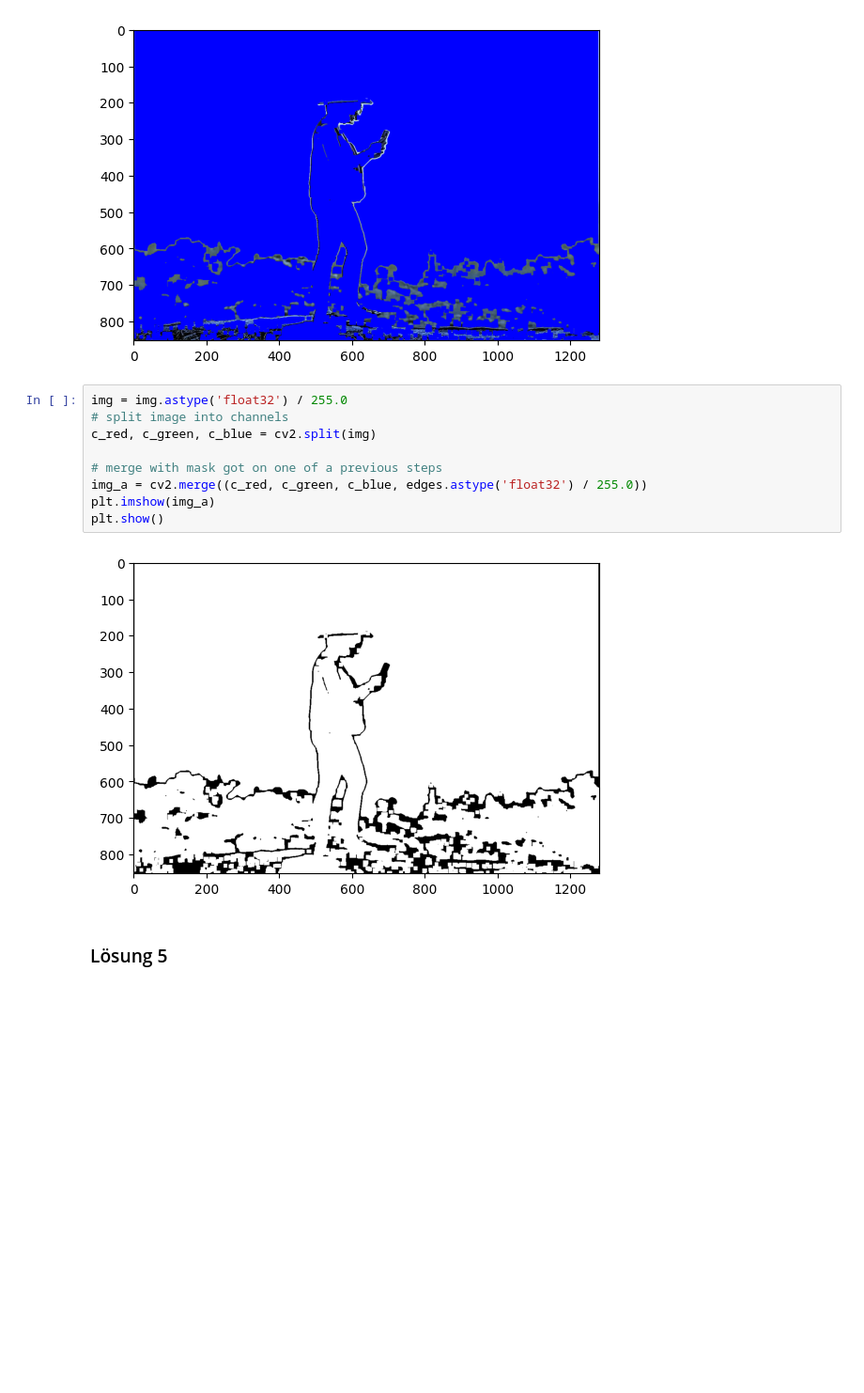
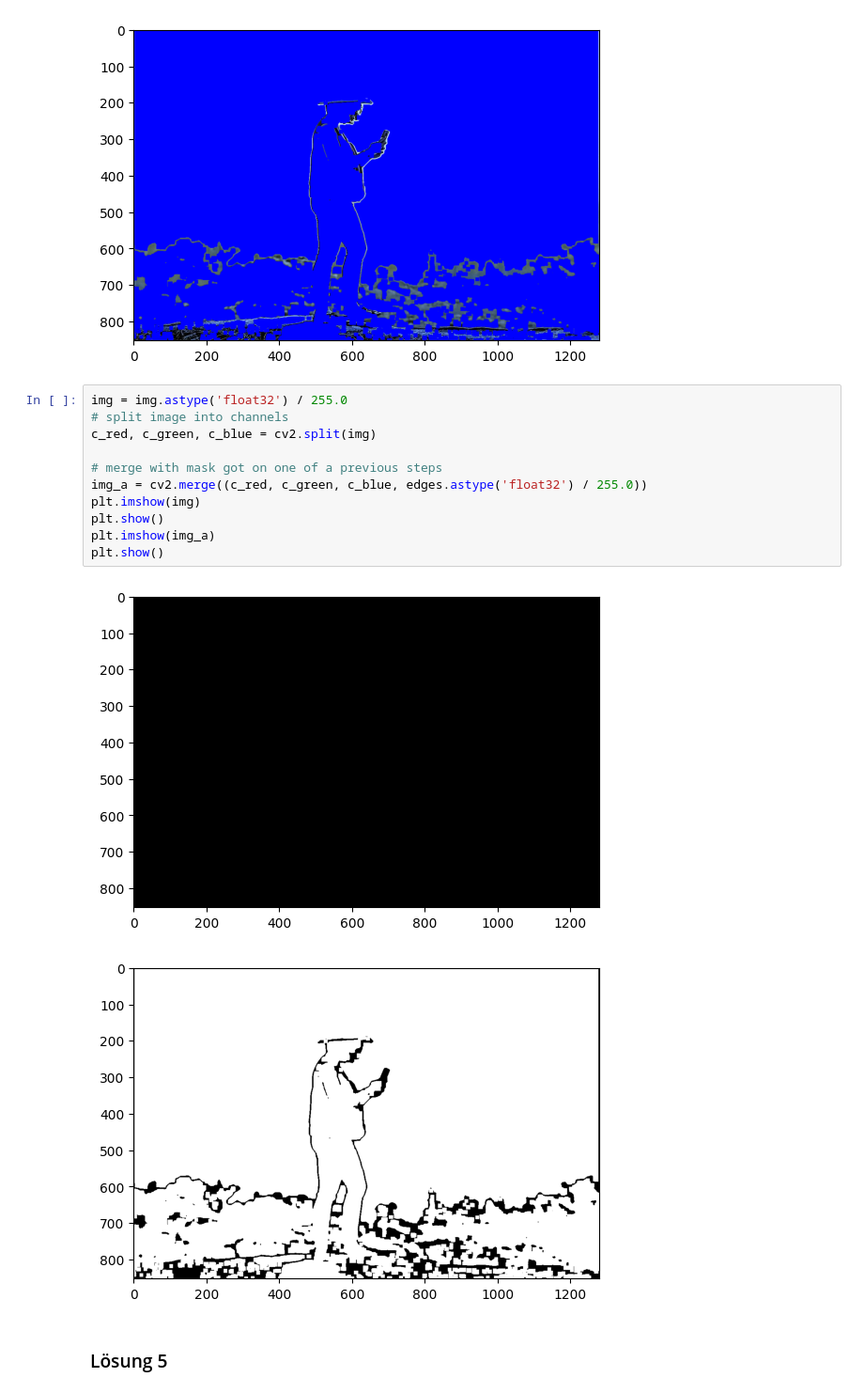
Before and after one commit to uol-mediaprocessing-2023-2024-classroom/project-line-art, a Jupyter notebook: dokumentary/TaleaResearchContours.ipynb, the cells around one changed output. Shown at 94% size. Drawn from its saved outputs; the diff is of its cells as text; blank space fills up the shorter version.

```diff
--- a/dokumentary/TaleaResearchContours.ipynb
+++ b/dokumentary/TaleaResearchContours.ipynb
@@ -160,14 +160,17 @@ plt.show()# Display
 # %%
 img = img.astype('float32') / 255.0
 # split image into channels
 c_red, c_green, c_blue = cv2.split(img)
 
 # merge with mask got on one of a previous steps
 img_a = cv2.merge((c_red, c_green, c_blue, edges.astype('float32') / 255.0))
+plt.imshow(img)
+plt.show()
 plt.imshow(img_a)
 plt.show()
 # %% [output]
-[figure, old version]
+[figure, new version]
+[figure, added]
 # %% [markdown]
 ### Lösung 5
 # %%
```
Also changed, not shown: parts of 8 cells of this notebook, 1 other file.
